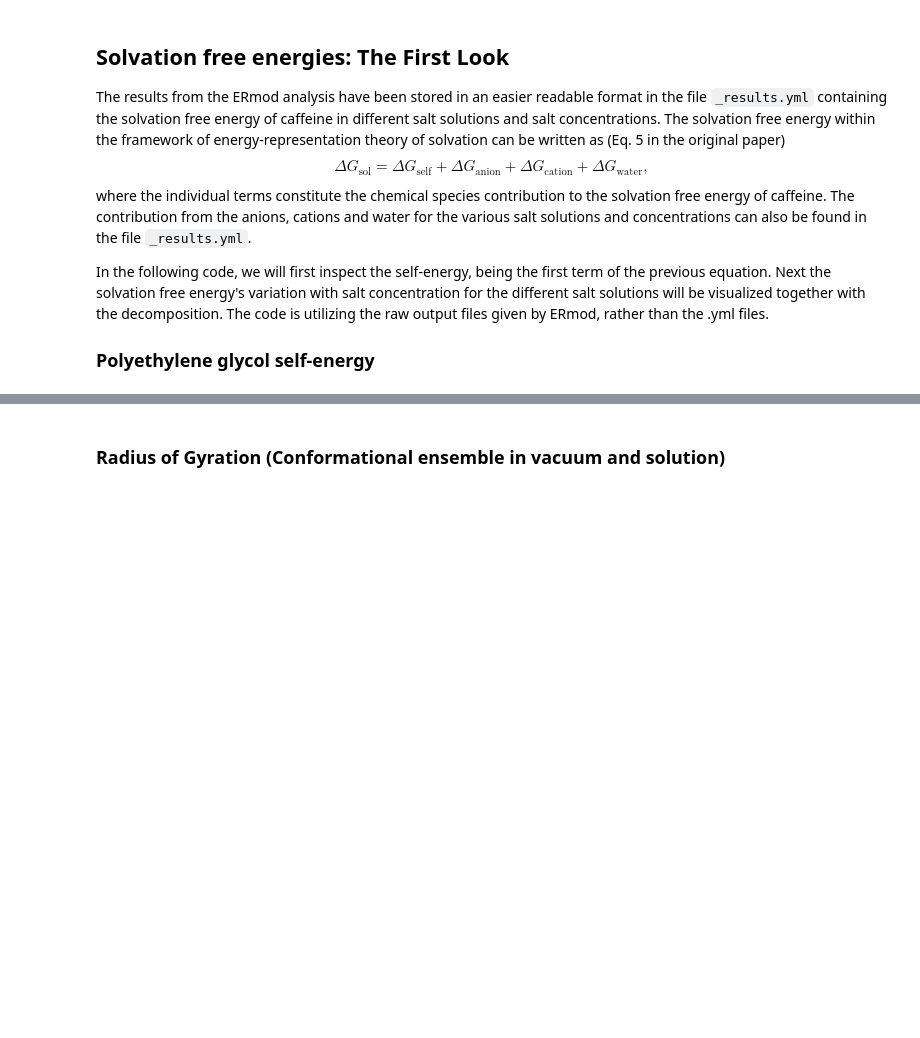
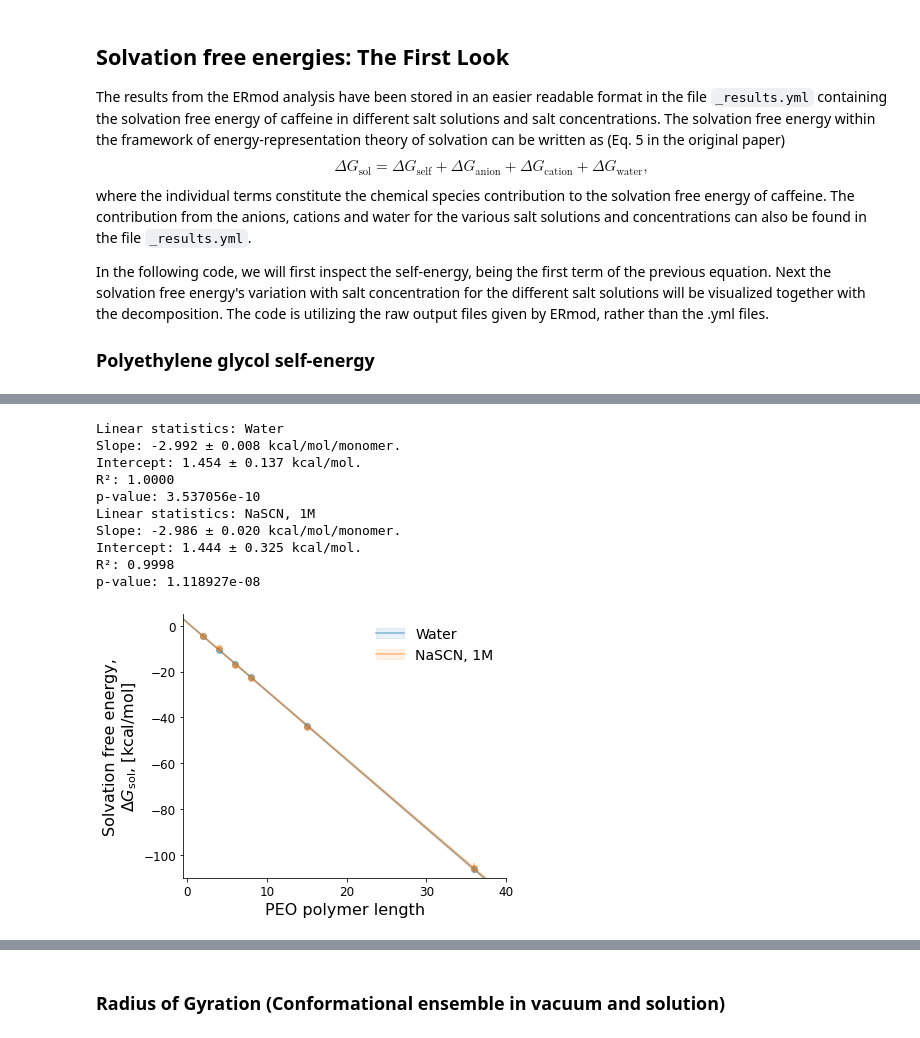
Before and after one commit to SHervoe-Hansen/PEO_solubility_in_NaCl, a Jupyter notebook: Analysis.ipynb, the cells around one changed output, grey strips where cells are left out. Saved outputs shown, nothing was run; the diff lists cells and outputs as text; code cells hidden in the pictures; blank space fills up the shorter version.

Commit message:
Added figures and end-of-the-day updates

```diff
--- a/Analysis.ipynb
+++ b/Analysis.ipynb
@@ -76,7 +77,7 @@ ST_settings = {'numTemperatures': 15,        # Number of temperatures with expon
 nmers = [2, 4, 6, 8, 15, 36]
 
 salts = {
-#         'No_salt': {'Cation': 'No_', 'Anion': 'salt' },
+         'No_salt': {'Cation': 'No_', 'Anion': 'salt' },
 #         'NaCl'   : {'Cation': 'Na' , 'Anin': 'Cl'   },
 #         'CsCl'   : {'Cation': 'Cs' , 'Anion': 'Cl'   },
          'NaSCN'  : {'Cation': 'Na' , 'Anion': 'SCN'  },
@@ -408,0 +405,77 @@ fig.savefig('Figures/PEG_polymerlength.pdf', bbox_inches='tight')
+# %%
+%cd -q $homedir
+fig, ax = plt.subplots(figsize=(6,4.5))
+icons = []
+
+# Water
+slvfe = []
+slvfe_err = []
+for nmer in nmers:
+    with open('Simulations/PEG{}mer/No_salt/ermod.out'.format(nmer)) as f:
+        lines = f.readlines()
+    f.close()
+    for lineNR, line in enumerate(lines):
+        if "cumulative average & 95% error for solvation free energy" in line:
+            slvfe.append(float(lines[lineNR+10].split()[1]))
+            slvfe_err.append(float(lines[lineNR+10].split()[2]))
+            break
+
+sims = ax.errorbar(nmers, slvfe, yerr=slvfe_err, marker='o', linestyle='None', color='C0', alpha=0.5)
+
+s = stats.linregress(np.array(nmers), slvfe)
+print('Linear statistics: Water\nSlope: {:.3f} ± {:.3f} kcal/mol/monomer.\nIntercept: {:.3f} ± {:.3f} kcal/mol.\nR²: {:.4f}\np-value: {:e}'.format(s.slope, s.stderr, s.intercept, s.intercept_stderr, s.rvalue**2, s.pvalue))
+linregress = ax.plot(np.arange(-1, 50, 0.1), s.intercept+np.arange(-1, 50, 0.1)*s.slope, 'C0', alpha=0.5)
+linregress_err = ax.fill_between(np.arange(-1, 50, 0.1), y1=(s.intercept+s.intercept_stderr)+np.arange(-1, 50, 0.1)*(s.slope+s.stderr),
+                                                        y2=(s.intercept-s.intercept_stderr)+np.arange(-1, 50, 0.1)*(s.slope-s.stderr),
+                             color='C0', alpha=0.1)
+icons.append((linregress[0],linregress_err))
+
+# SCN, 1M
+slvfe = []
+slvfe_err = []
+for nmer in nmers:
+    with open('Simulations/PEG{}mer/NaSCN/1.00/ermod.out'.format(nmer)) as f:
+        lines = f.readlines()
+    f.close()
+    for lineNR, line in enumerate(lines):
+        if "cumulative average & 95% error for solvation free energy" in line:
+            slvfe.append(float(lines[lineNR+10].split()[1]))
+            slvfe_err.append(float(lines[lineNR+10].split()[2]))
+            break
+
+sims = ax.errorbar(nmers, slvfe, yerr=slvfe_err, marker='o', linestyle='None', color='C1', alpha=0.5)
+
+s = stats.linregress(np.array(nmers), slvfe)
+print('Linear statistics: NaSCN, 1M\nSlope: {:.3f} ± {:.3f} kcal/mol/monomer.\nIntercept: {:.3f} ± {:.3f} kcal/mol.\nR²: {:.4f}\np-value: {:e}'.format(s.slope, s.stderr, s.intercept, s.intercept_stderr, s.rvalue**2, s.pvalue))
+linregress = ax.plot(np.arange(-1, 50, 0.1), s.intercept+np.arange(-1, 50, 0.1)*s.slope, 'C1', alpha=0.5)
+linregress_err = ax.fill_between(np.arange(-1, 50, 0.1), y1=(s.intercept+s.intercept_stderr)+np.arange(-1, 50, 0.1)*(s.slope+s.stderr),
+                                                        y2=(s.intercept-s.intercept_stderr)+np.arange(-1, 50, 0.1)*(s.slope-s.stderr),
+                             color='C1', alpha=0.1)
+icons.append((linregress[0],linregress_err))
+
+leg = ax.legend(icons, ['Water', 'NaSCN, 1M'],
+                loc='upper right', frameon=False, fontsize=14)
+
+ax.set_xlabel('PEO polymer length', fontsize=16)
+ax.set_ylabel('Solvation free energy,\n$\Delta G_{\mathrm{sol}}$, [kcal/mol]', fontsize=16)
+ax.tick_params(axis='both', which='major', labelsize=12)
+ax.spines['right'].set_visible(False)
+ax.spines['top'].set_visible(False)
+
+ax.set_xlim(-0.5, 40)
+ax.set_ylim(-110, 5)
+
+fig.tight_layout()
+fig.savefig('Figures/PEG_polymerlength_salt.pdf', bbox_inches='tight')
+# %% [output]
+Linear statistics: Water
+Slope: -2.992 ± 0.008 kcal/mol/monomer.
+Intercept: 1.454 ± 0.137 kcal/mol.
+R²: 1.0000
+p-value: 3.537056e-10
+Linear statistics: NaSCN, 1M
+Slope: -2.986 ± 0.020 kcal/mol/monomer.
+Intercept: 1.444 ± 0.325 kcal/mol.
+R²: 0.9998
+p-value: 1.118927e-08
+[figure, added]
```
Also changed, not shown: parts of 17 cells of this notebook, 8 other files.
